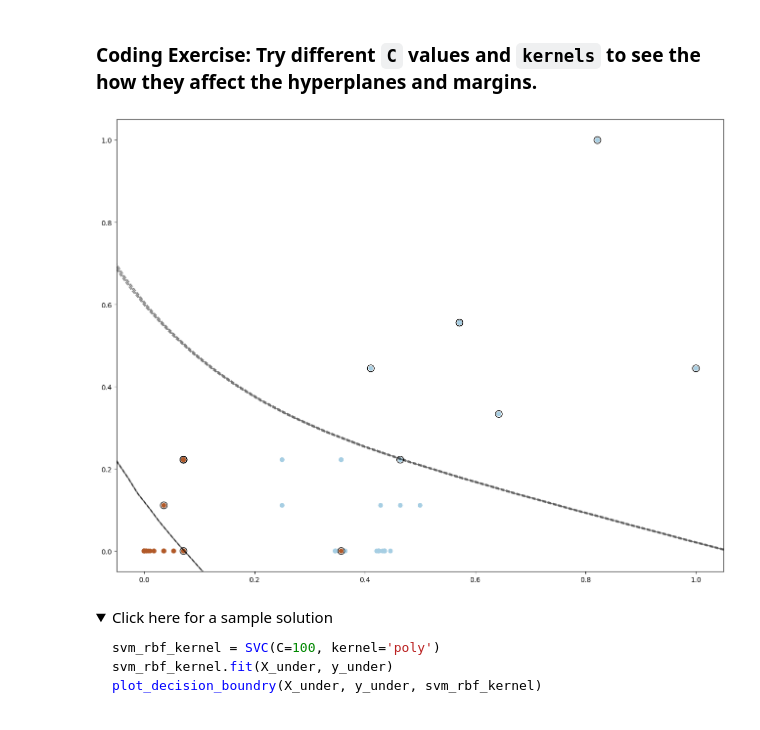
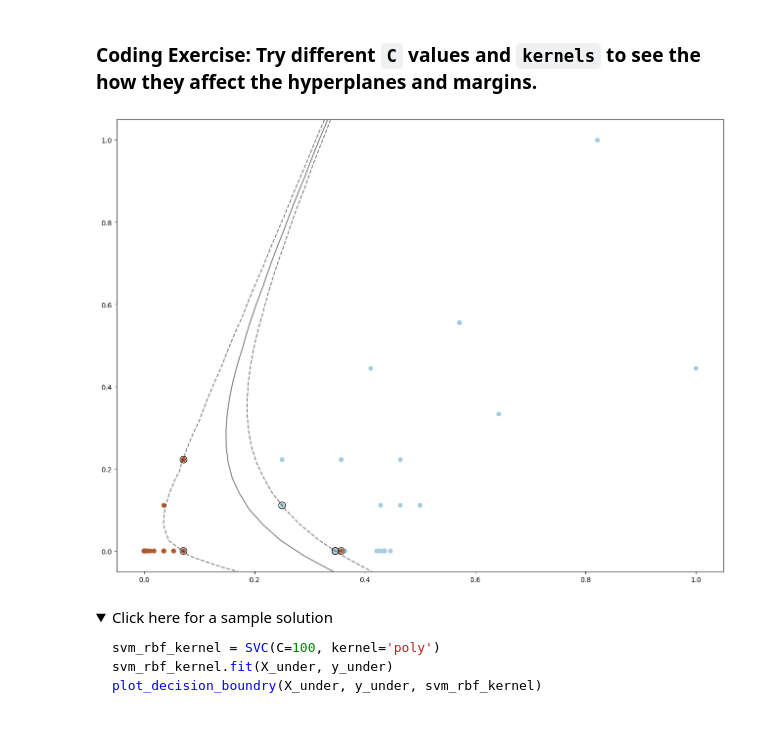
Before and after one commit to rajendarmuddasani/classification, a Jupyter notebook: lab_jupyter_svm.ipynb, the cells around one changed output. Cells and saved outputs as stored; diff of their text form; code cells hidden in the pictures; folded sections open.

```diff
--- a/lab_jupyter_svm.ipynb
+++ b/lab_jupyter_svm.ipynb
@@ -440,11 +440,11 @@ We now see a non-linear hyperplane and margins separating the two classes.
 ### Coding Exercise: Try different `C` values and `kernels` to see the how they affect the hyperplanes and margins.
 # %%
 ## Type your code here
-svm_rbf_kernel = SVC(C=100, kernel='sigmoid')
+svm_rbf_kernel = SVC(C=100, kernel='poly')
 svm_rbf_kernel.fit(X_under, y_under)
 plot_decision_boundry(X_under, y_under, svm_rbf_kernel)
 # %% [output]
-[figure, old version]
+[figure, new version]
 # %% [markdown]
 <details><summary>Click here for a sample solution</summary>
 
```
Also changed, not shown: 4 other files.
